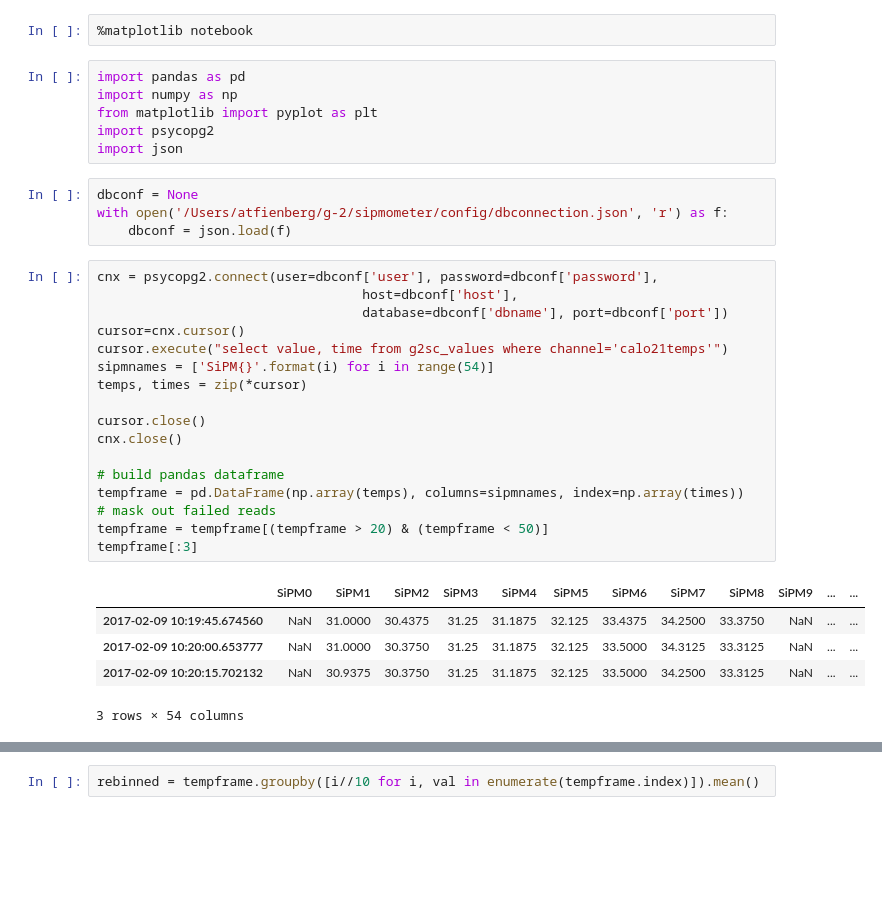
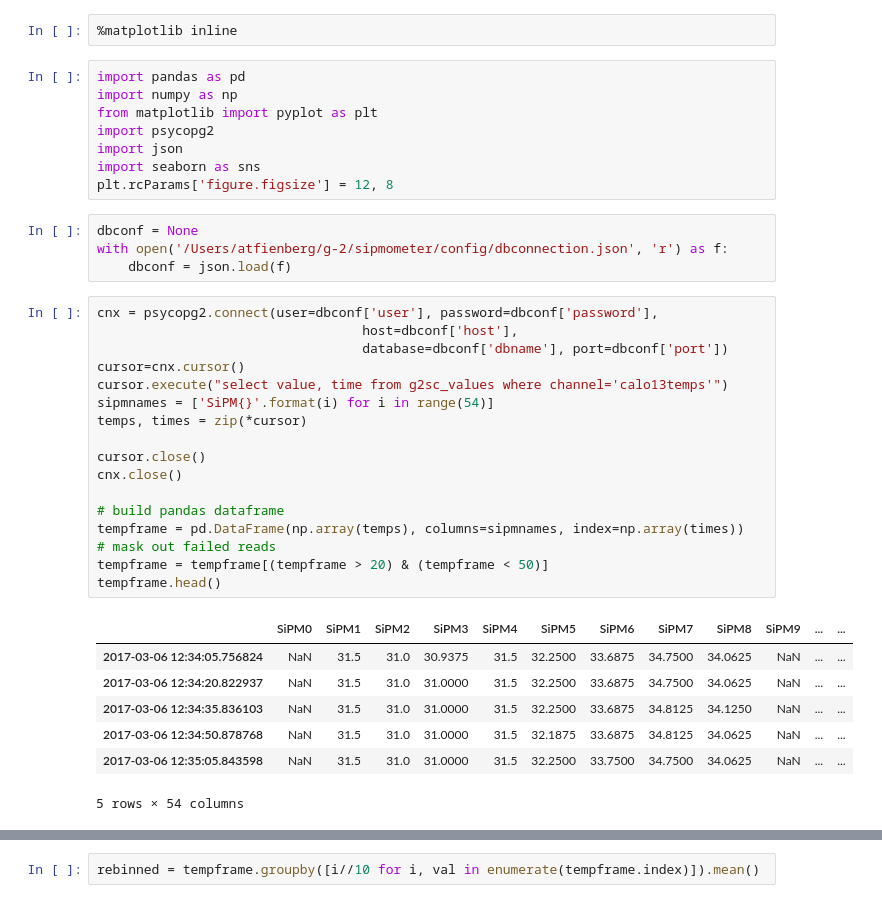
Before and after one commit to atfienberg/slowControlDBPlots, a Jupyter notebook: sipmTemps.ipynb, the cells around one changed output, grey strips where cells are left out. Drawn from its saved outputs; the diff is of its cells as text; blank space fills up the shorter version.

```diff
--- a/sipmTemps.ipynb
+++ b/sipmTemps.ipynb
@@ -1,11 +1,13 @@
 # %%
-%matplotlib notebook
+%matplotlib inline
 # %%
 import pandas as pd
 import numpy as np
 from matplotlib import pyplot as plt
 import psycopg2
 import json
+import seaborn as sns
+plt.rcParams['figure.figsize'] = 12, 8
 # %%
 dbconf = None
 with open('/Users/atfienberg/g-2/sipmometer/config/dbconnection.json', 'r') as f:
@@ -13,26 +15,28 @@ with open('/Users/atfienberg/g-2/sipmometer/config/dbconnection.json', 'r') as f
 # %%
 cnx = psycopg2.connect(user=dbconf['user'], password=dbconf['password'],
                                   host=dbconf['host'],
                                   database=dbconf['dbname'], port=dbconf['port'])
 cursor=cnx.cursor()
-cursor.execute("select value, time from g2sc_values where channel='calo21temps'")
+cursor.execute("select value, time from g2sc_values where channel='calo13temps'")
 sipmnames = ['SiPM{}'.format(i) for i in range(54)]
 temps, times = zip(*cursor)
 
 cursor.close()
 cnx.close()
 
 # build pandas dataframe
 tempframe = pd.DataFrame(np.array(temps), columns=sipmnames, index=np.array(times))
 # mask out failed reads
 tempframe = tempframe[(tempframe > 20) & (tempframe < 50)]
-tempframe[:3]
+tempframe.head()
 # %% [output]
 |  | SiPM0 | SiPM1 | SiPM2 | SiPM3 | SiPM4 | SiPM5 | SiPM6 | SiPM7 | SiPM8 | SiPM9 | ... | ... |
-| 2017-02-09 10:19:45.674560 | NaN | 31.0000 | 30.4375 | 31.25 | 31.1875 | 32.125 | 33.4375 | 34.2500 | 33.3750 | NaN | ... | ... |
-| 2017-02-09 10:20:00.653777 | NaN | 31.0000 | 30.3750 | 31.25 | 31.1875 | 32.125 | 33.5000 | 34.3125 | 33.3125 | NaN | ... | ... |
-| 2017-02-09 10:20:15.702132 | NaN | 30.9375 | 30.3750 | 31.25 | 31.1875 | 32.125 | 33.5000 | 34.2500 | 33.3125 | NaN | ... | ... |
+| 2017-03-06 12:34:05.756824 | NaN | 31.5 | 31.0 | 30.9375 | 31.5 | 32.2500 | 33.6875 | 34.7500 | 34.0625 | NaN | ... | ... |
+| 2017-03-06 12:34:20.822937 | NaN | 31.5 | 31.0 | 31.0000 | 31.5 | 32.2500 | 33.6875 | 34.7500 | 34.0625 | NaN | ... | ... |
+| 2017-03-06 12:34:35.836103 | NaN | 31.5 | 31.0 | 31.0000 | 31.5 | 32.2500 | 33.6875 | 34.8125 | 34.1250 | NaN | ... | ... |
+| 2017-03-06 12:34:50.878768 | NaN | 31.5 | 31.0 | 31.0000 | 31.5 | 32.1875 | 33.6875 | 34.8125 | 34.0625 | NaN | ... | ... |
+| 2017-03-06 12:35:05.843598 | NaN | 31.5 | 31.0 | 31.0000 | 31.5 | 32.2500 | 33.7500 | 34.7500 | 34.0625 | NaN | ... | ... |
-3 rows × 54 columns
+5 rows × 54 columns
 # %%
 tempframe.plot(legend=False)
 lims=plt.ylim(26,38)
```
Also changed, not shown: parts of 15 cells of this notebook.
